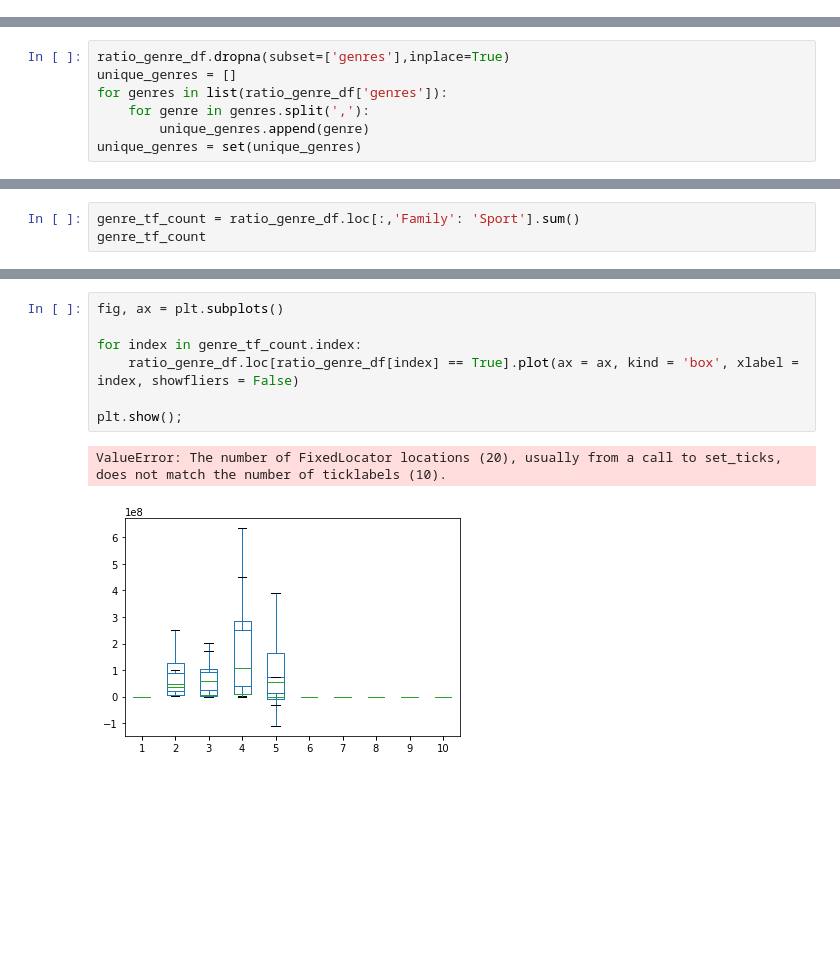
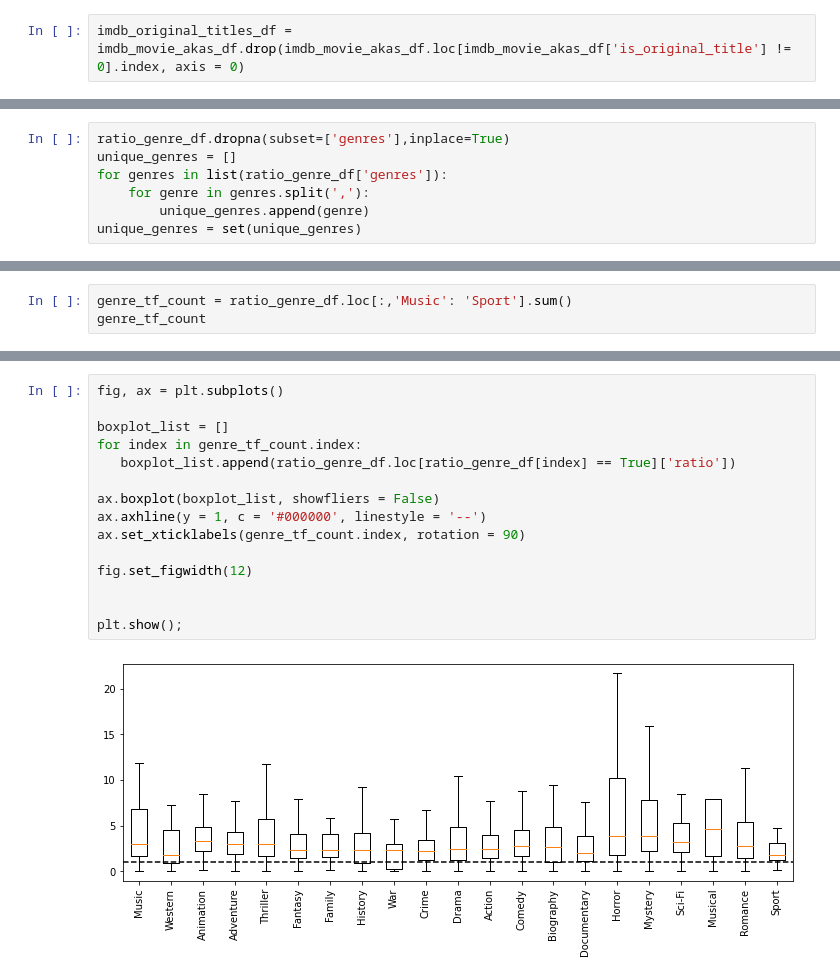
Before and after one commit to DanlBradley/dsc-phase-1-project-v2-3, a Jupyter notebook: alex.ipynb, the cells around one changed output, grey strips where cells are left out. Cells and saved outputs as stored; diff of their text form; blank space fills up the shorter version.

Commit message:
got the boxplot graphs lmao rip haha

```diff
--- a/alex.ipynb
+++ b/alex.ipynb
@@ -340,3 +317,5 @@ imdb_movie_basics_df.loc[imdb_movie_basics_df['primary_title'] == 'Avatar']
+# %%
+imdb_original_titles_df = imdb_movie_akas_df.drop(imdb_movie_akas_df.loc[imdb_movie_akas_df['is_original_title'] != 0].index, axis = 0)
 # %%
 original_titles_df = pd.merge(imdb_movie_basics_df, imdb_original_titles_df, how = 'inner', on = 'movie_id')
 
@@ -405,4 +371,4 @@ memory usage: 200.7+ KB
 # %%
-genre_tf_count = ratio_genre_df.loc[:,'Family': 'Sport'].sum()
+genre_tf_count = ratio_genre_df.loc[:,'Music': 'Sport'].sum()
 genre_tf_count
 # %% [output]
@@ -432,10 +408,17 @@ ratio_genre_df.loc[ratio_genre_df['Horror'] == True]
 # %%
 fig, ax = plt.subplots()
 
+boxplot_list = []
 for index in genre_tf_count.index:
-    ratio_genre_df.loc[ratio_genre_df[index] == True].plot(ax = ax, kind = 'box', xlabel = index, showfliers = False)
+   boxplot_list.append(ratio_genre_df.loc[ratio_genre_df[index] == True]['ratio'])
+
+ax.boxplot(boxplot_list, showfliers = False)
+ax.axhline(y = 1, c = '#000000', linestyle = '--')
+ax.set_xticklabels(genre_tf_count.index, rotation = 90)
+
+fig.set_figwidth(12)
+
 
 plt.show();
 # %% [output]
-ValueError: The number of FixedLocator locations (20), usually from a call to set_ticks, does not match the number of ticklabels (10).
-[figure, old version]
+[figure, new version]
```
Also changed, not shown: parts of 9 cells of this notebook.
